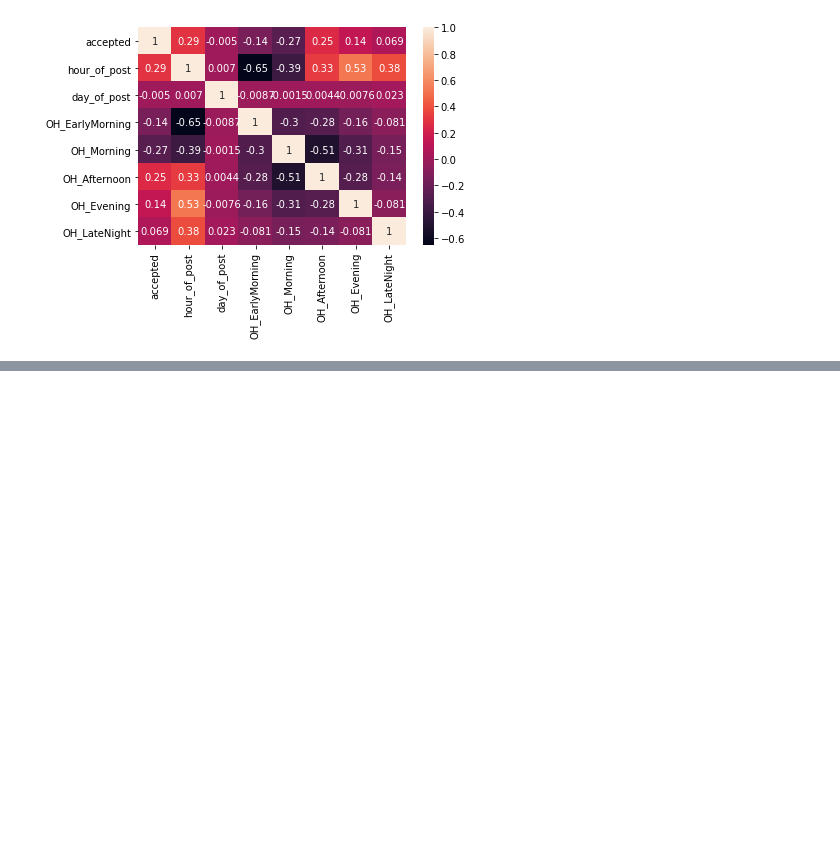
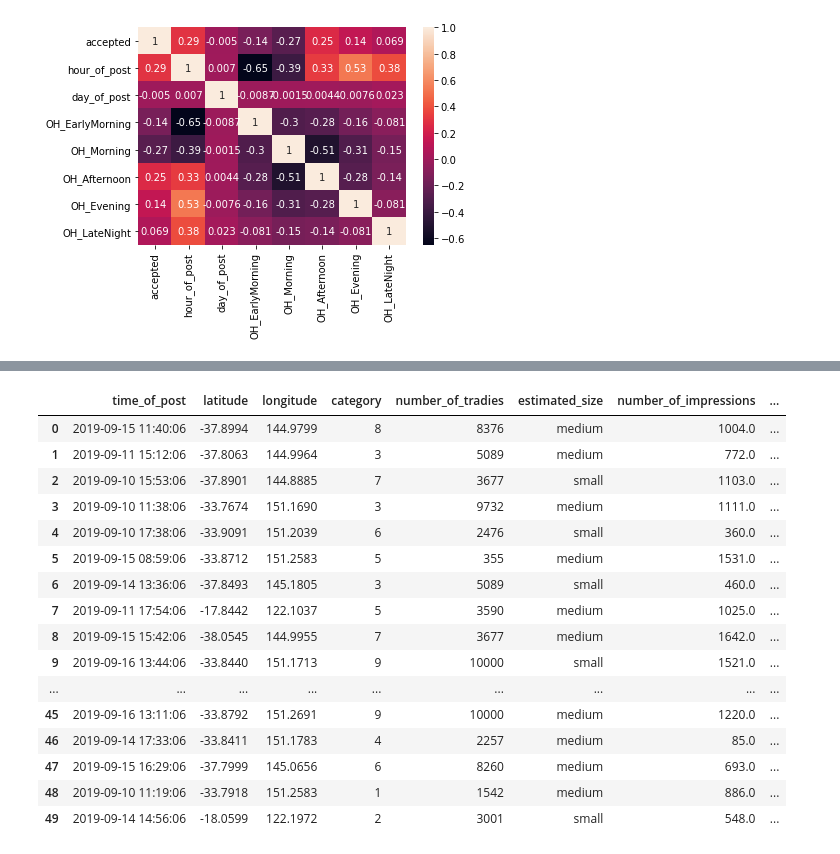
Before and after one commit to arsedianivan/hipages_tasks, a Jupyter notebook: HipagesEDA.ipynb, the cells around one changed output, grey strips where cells are left out. Drawn from its saved outputs; the diff is of its cells as text; code cells hidden in the pictures; blank space fills up the shorter version.

```diff
--- a/HipagesEDA.ipynb
+++ b/HipagesEDA.ipynb
@@ -312,0 +347,20 @@ plt.show()
+# %%
+jobs.head(50)
+# %% [output]
+|  | time_of_post | latitude | longitude | category | number_of_tradies | estimated_size | number_of_impressions | ... |
+| 0 | 2019-09-15 11:40:06 | -37.8994 | 144.9799 | 8 | 8376 | medium | 1004.0 | ... |
+| 1 | 2019-09-11 15:12:06 | -37.8063 | 144.9964 | 3 | 5089 | medium | 772.0 | ... |
+| 2 | 2019-09-10 15:53:06 | -37.8901 | 144.8885 | 7 | 3677 | small | 1103.0 | ... |
+| 3 | 2019-09-10 11:38:06 | -33.7674 | 151.1690 | 3 | 9732 | medium | 1111.0 | ... |
+| 4 | 2019-09-10 17:38:06 | -33.9091 | 151.2039 | 6 | 2476 | small | 360.0 | ... |
+| 5 | 2019-09-15 08:59:06 | -33.8712 | 151.2583 | 5 | 355 | medium | 1531.0 | ... |
+| 6 | 2019-09-14 13:36:06 | -37.8493 | 145.1805 | 3 | 5089 | small | 460.0 | ... |
+| 7 | 2019-09-11 17:54:06 | -17.8442 | 122.1037 | 5 | 3590 | medium | 1025.0 | ... |
+| 8 | 2019-09-15 15:42:06 | -38.0545 | 144.9955 | 7 | 3677 | medium | 1642.0 | ... |
+| 9 | 2019-09-16 13:44:06 | -33.8440 | 151.1713 | 9 | 10000 | small | 1521.0 | ... |
+| ... | ... | ... | ... | ... | ... | ... | ... | ... |
+| 45 | 2019-09-16 13:11:06 | -33.8792 | 151.2691 | 9 | 10000 | medium | 1220.0 | ... |
+| 46 | 2019-09-14 17:33:06 | -33.8411 | 151.1783 | 4 | 2257 | medium | 85.0 | ... |
+| 47 | 2019-09-15 16:29:06 | -37.7999 | 145.0656 | 6 | 8260 | medium | 693.0 | ... |
+| 48 | 2019-09-10 11:19:06 | -33.7918 | 151.2583 | 1 | 1542 | medium | 886.0 | ... |
+| 49 | 2019-09-14 14:56:06 | -18.0599 | 122.1972 | 2 | 3001 | small | 548.0 | ... |
```
Also changed, not shown: parts of 20 cells of this notebook.
